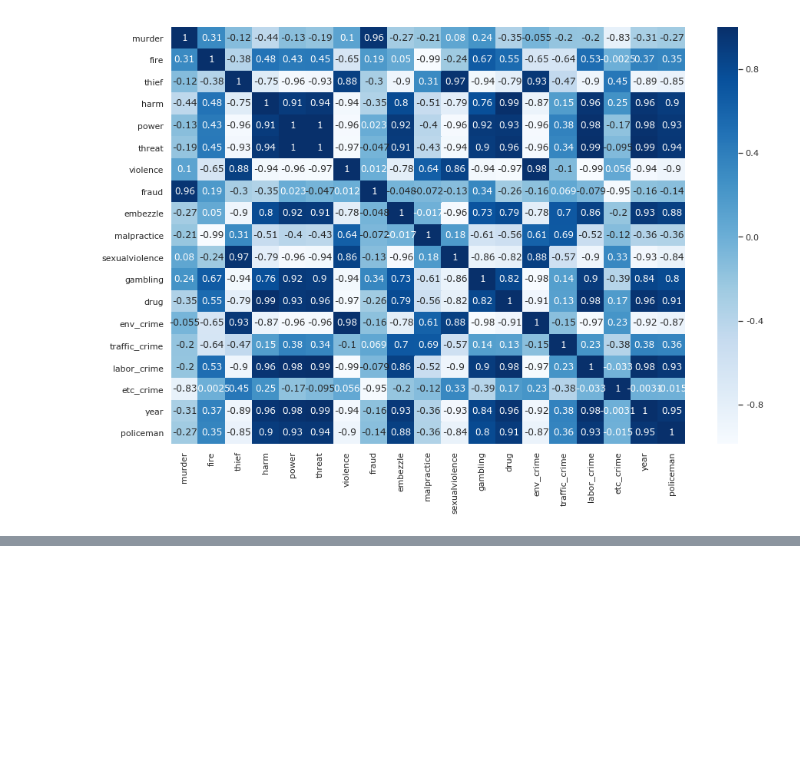
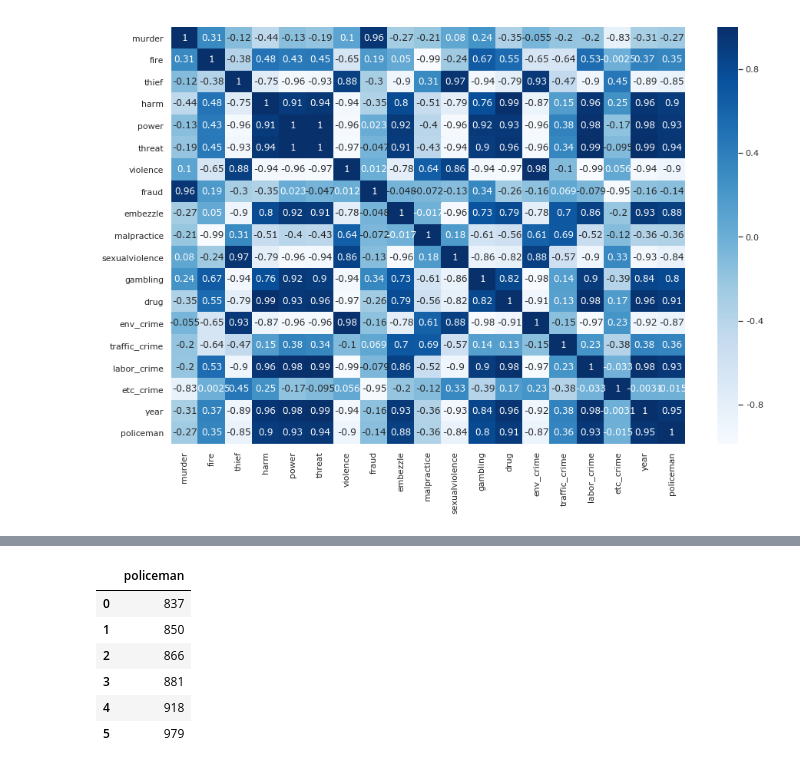
Before and after one commit to seokyeongheo/TIL, a Jupyter notebook: 14_visualization/practice_02_gimhae crime rate.ipynb, the cells around one changed output, grey strips where cells are left out. Saved outputs shown, nothing was run; the diff lists cells and outputs as text; code cells hidden in the pictures; blank space fills up the shorter version.

```diff
--- a/14_visualization/practice_02_gimhae crime rate.ipynb
+++ b/14_visualization/practice_02_gimhae crime rate.ipynb
@@ -268,0 +393,11 @@ sns.heatmap(crime_police_corr, annot=True, cmap="Blues")
+# %%
+gh_police_raw = gh_police_raw.iloc[:, 1:]
+gh_police_raw
+# %% [output]
+|  | policeman |
+| 0 | 837 |
+| 1 | 850 |
+| 2 | 866 |
+| 3 | 881 |
+| 4 | 918 |
+| 5 | 979 |
```
Also changed, not shown: parts of 18 cells of this notebook.
